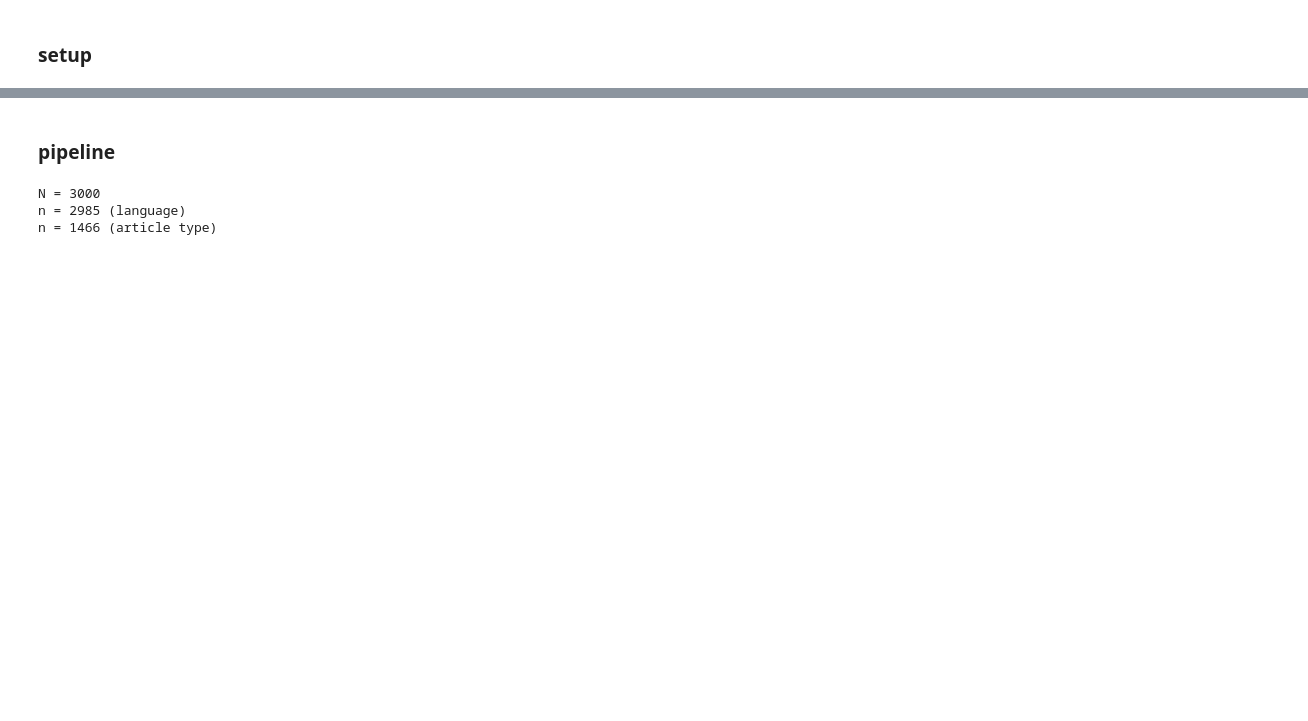
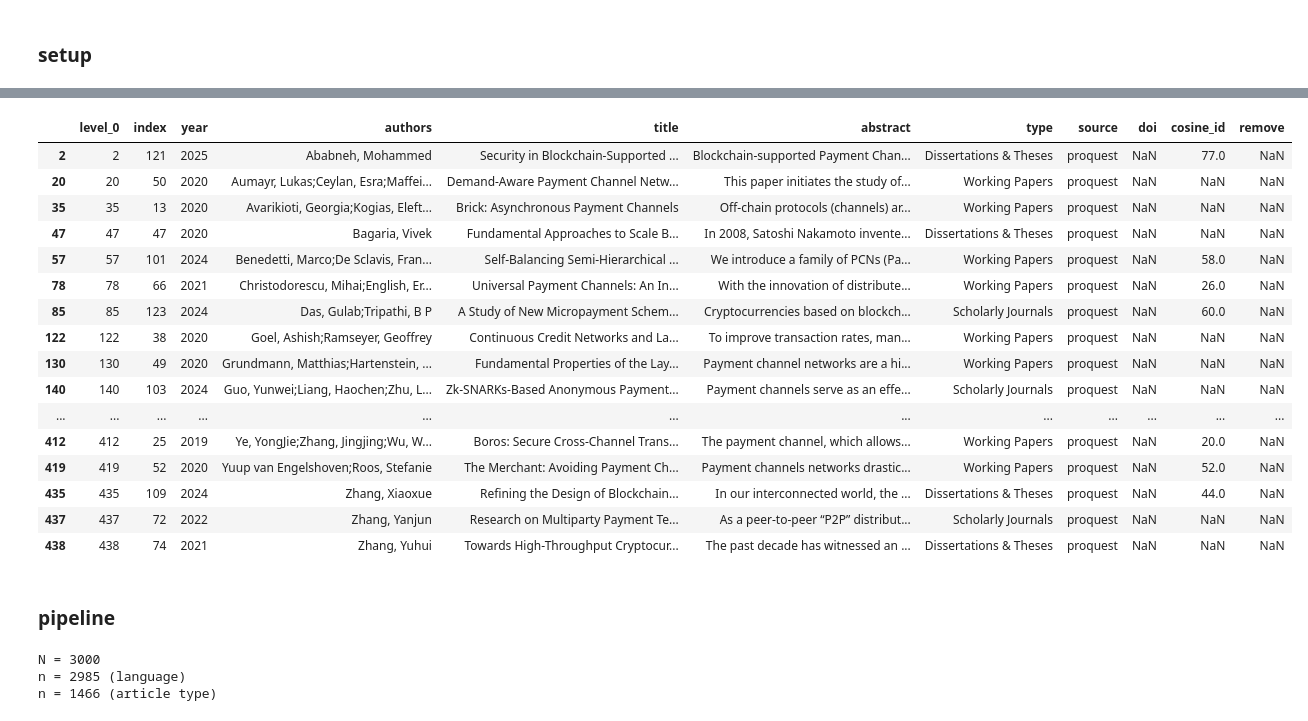
Before and after one commit to Ellariel/vocal, a Jupyter notebook: vocal.ipynb, the cells around one changed output, grey strips where cells are left out. Cells and saved outputs as stored; diff of their text form; code cells hidden in the pictures; blank space fills up the shorter version.

```diff
--- a/vocal.ipynb
+++ b/vocal.ipynb
@@ -2,0 +10,11 @@
+# %%
+base_dir = './'
+texts_dir = os.path.join(base_dir, "texts")
+results_dir = os.path.join(base_dir, "results")
+# %%
+voc = pd.read_excel(os.path.join(results_dir, 'vocal_dedup_checked.xlsx'))\
+    .drop_duplicates(subset=['title', 'authors'])
+voc = voc[voc['source'] == 'proquest']
+voc['source'] = voc['act_source']
+print(f"n = {voc.shape[0]}")
+voc['source'].value_counts()
@@ -3,3 +63,23 @@
+# %%
+voc[~pd.notna(voc['remove'])]
+# %% [output]
+|  | level_0 | index | year | authors | title | abstract | type | source | doi | cosine_id | remove |
+| 2 | 2 | 121 | 2025 | Ababneh, Mohammed | Security in Blockchain-Supported ... | Blockchain-supported Payment Chan... | Dissertations & Theses | proquest | NaN | 77.0 | NaN |
+| 20 | 20 | 50 | 2020 | Aumayr, Lukas;Ceylan, Esra;Maffei... | Demand-Aware Payment Channel Netw... | This paper initiates the study of... | Working Papers | proquest | NaN | NaN | NaN |
+| 35 | 35 | 13 | 2020 | Avarikioti, Georgia;Kogias, Eleft... | Brick: Asynchronous Payment Channels | Off-chain protocols (channels) ar... | Working Papers | proquest | NaN | NaN | NaN |
+| 47 | 47 | 47 | 2020 | Bagaria, Vivek | Fundamental Approaches to Scale B... | In 2008, Satoshi Nakamoto invente... | Dissertations & Theses | proquest | NaN | NaN | NaN |
+| 57 | 57 | 101 | 2024 | Benedetti, Marco;De Sclavis, Fran... | Self-Balancing Semi-Hierarchical ... | We introduce a family of PCNs (Pa... | Working Papers | proquest | NaN | 58.0 | NaN |
+| 78 | 78 | 66 | 2021 | Christodorescu, Mihai;English, Er... | Universal Payment Channels: An In... | With the innovation of distribute... | Working Papers | proquest | NaN | 26.0 | NaN |
+| 85 | 85 | 123 | 2024 | Das, Gulab;Tripathi, B P | A Study of New Micropayment Schem... | Cryptocurrencies based on blockch... | Scholarly Journals | proquest | NaN | 60.0 | NaN |
+| 122 | 122 | 38 | 2020 | Goel, Ashish;Ramseyer, Geoffrey | Continuous Credit Networks and La... | To improve transaction rates, man... | Working Papers | proquest | NaN | NaN | NaN |
+| 130 | 130 | 49 | 2020 | Grundmann, Matthias;Hartenstein, ... | Fundamental Properties of the Lay... | Payment channel networks are a hi... | Working Papers | proquest | NaN | NaN | NaN |
+| 140 | 140 | 103 | 2024 | Guo, Yunwei;Liang, Haochen;Zhu, L... | Zk-SNARKs-Based Anonymous Payment... | Payment channels serve as an effe... | Scholarly Journals | proquest | NaN | NaN | NaN |
+| ... | ... | ... | ... | ... | ... | ... | ... | ... | ... | ... | ... |
+| 412 | 412 | 25 | 2019 | Ye, YongJie;Zhang, Jingjing;Wu, W... | Boros: Secure Cross-Channel Trans... | The payment channel, which allows... | Working Papers | proquest | NaN | 20.0 | NaN |
+| 419 | 419 | 52 | 2020 | Yuup van Engelshoven;Roos, Stefanie | The Merchant: Avoiding Payment Ch... | Payment channels networks drastic... | Working Papers | proquest | NaN | 52.0 | NaN |
+| 435 | 435 | 109 | 2024 | Zhang, Xiaoxue | Refining the Design of Blockchain... | In our interconnected world, the ... | Dissertations & Theses | proquest | NaN | 44.0 | NaN |
+| 437 | 437 | 72 | 2022 | Zhang, Yanjun | Research on Multiparty Payment Te... | As a peer-to-peer “P2P” distribut... | Scholarly Journals | proquest | NaN | NaN | NaN |
+| 438 | 438 | 74 | 2021 | Zhang, Yuhui | Towards High-Throughput Cryptocur... | The past decade has witnessed an ... | Dissertations & Theses | proquest | NaN | NaN | NaN |
 # %%
 import os
 import numpy as np
```
Also changed, not shown: parts of 7 cells of this notebook, 1 other file.
